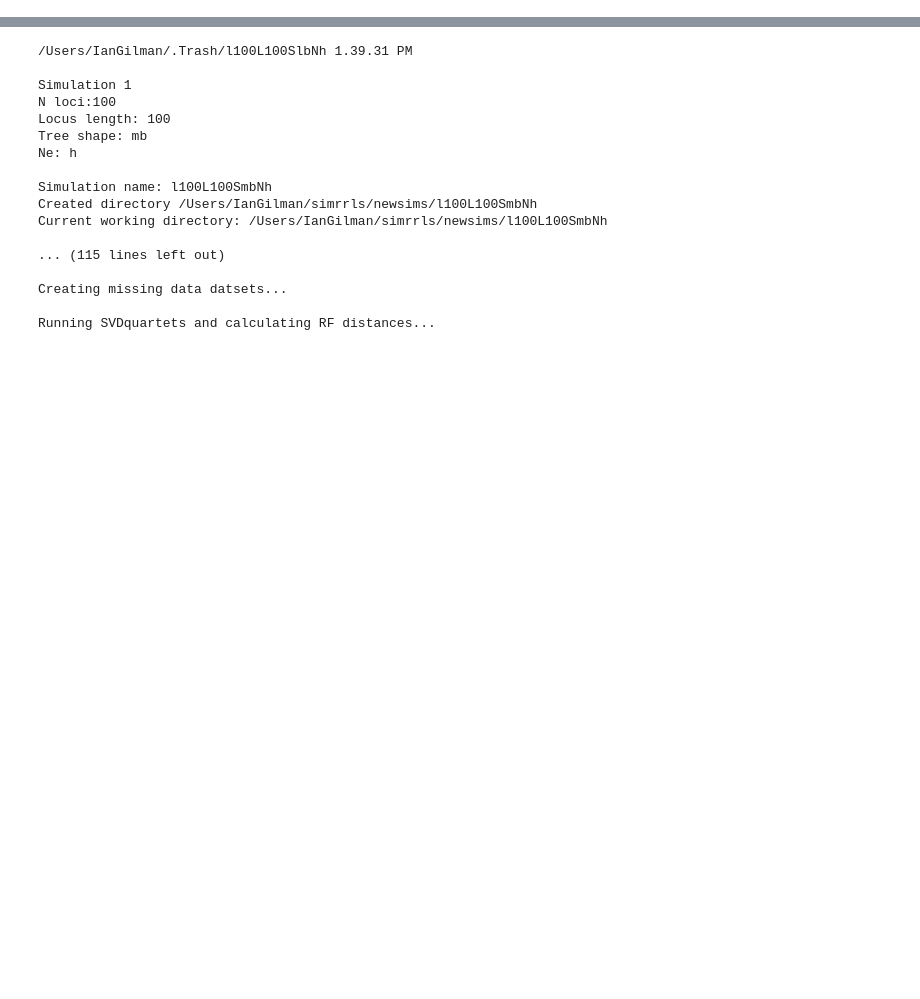
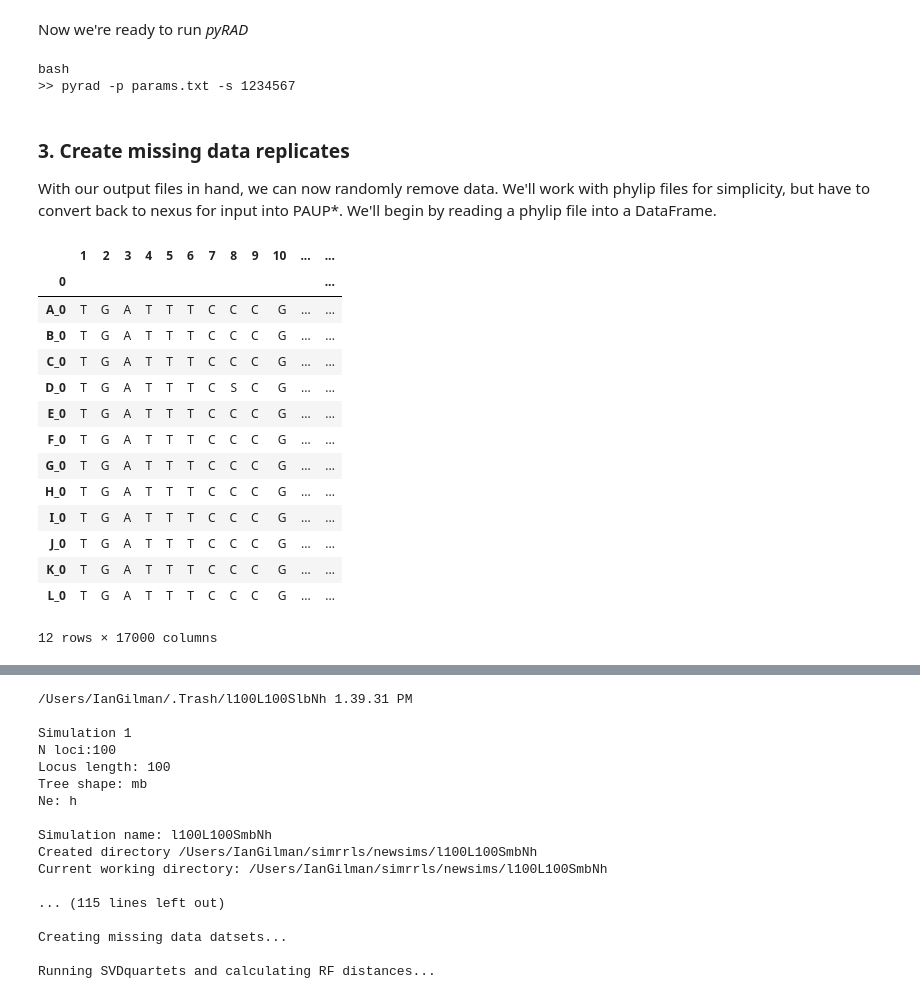
Before and after one commit to isgilman/SimMissingData, a Jupyter notebook: SimMissingData.ipynb, the cells around one changed output, grey strips where cells are left out. Cells and saved outputs as stored; diff of their text form; code cells hidden in the pictures; blank space fills up the shorter version.

```diff
--- a/SimMissingData.ipynb
+++ b/SimMissingData.ipynb
@@ -300,0 +198,74 @@ def write_svdq_block(nexus, percent, blockpath='/Users/IanGilman/simrrls/SVD_pau
+# %%
+# Read old lines
+with open('params.txt', 'r') as p:
+    paramsdata =  p.readlines()
+
+# Edit lines
+newlines = []
+for line in paramsdata:
+    if 'Restriction overhang' in line:
+        line = 'CTGCAG, CCGG                     ## 6. Restriction overhang (e.g., C|TGCAG -> TGCAG)     (s1,s2)\n'
+    if 'N processors' in line:
+        line = '%d                         ## 7. N processors (parallel)                           (all)\n' % (cpu_count())
+    if 'Datatype' in line:
+        line = 'ddrad                       ## 11. Datatype: rad,gbs,pairgbs,pairddrad,(others:see docs)(all)\n'
+    if 'Prefix name' in line:
+        line = '%s.c88d6m4p3                 ## 14. Prefix name for final output (no spaces)         (s7)\n' % (simname)
+    if 'output formats' in line:
+        line = '*                       ## 30.opt.: output formats: p,n,a,s,v,u,t,m,k,g,* (see docs) (s7)\n'
+    newlines.append(line)
+
+# Write new lines
+with open('params.txt', 'w') as p:
+    p.writelines(newlines)
+# %% [markdown]
+Now we're ready to run *pyRAD*
+# %%
+pyrad_call = 'pyrad -p params.txt -s 1234567'
+print("bash\n>> %s") % (pyrad_call)
+run_pyrad = Popen(['/Users/IanGilman/pyrad/pyrad/pyRAD.py', '-p', 'params.txt', '-s', '1234567'],
+                  stdin=PIPE, stdout=PIPE, stderr=PIPE)
+# %% [output]
+bash
+>> pyrad -p params.txt -s 1234567
+# %% [markdown]
+### 3. Create missing data replicates
+
+With our output files in hand, we can now randomly remove data. We'll work with phylip files for simplicity, but have to convert back to nexus for input into PAUP*. We'll begin by reading a phylip file into a DataFrame.
+# %%
+# Read phylip data
+phylip = './outfiles/%s.c88d6m4p3.phy' % (simname)
+with open(phylip, 'r') as p:
+    phylipdata = p.readlines()
+
+# Split all sites
+splitdata = []
+for line in phylipdata[1:]:
+    splitdata.append(line.split())
+for i, line in enumerate(splitdata):
+    splitdata[i][1] = list(splitdata[i][1])
+flatdata = []
+for line in splitdata:
+    flatdata.append([line[0]]+line[1])
+
+# Write to dataframe
+datadf = pd.DataFrame(flatdata)
+datadf.set_index(keys=[0], inplace=True)
+
+datadf
+# %% [output]
+|  | 1 | 2 | 3 | 4 | 5 | 6 | 7 | 8 | 9 | 10 | ... | ... |
+| 0 |  |  |  |  |  |  |  |  |  |  |  | ... |
+| A_0 | T | G | A | T | T | T | C | C | C | G | ... | ... |
+| B_0 | T | G | A | T | T | T | C | C | C | G | ... | ... |
+| C_0 | T | G | A | T | T | T | C | C | C | G | ... | ... |
+| D_0 | T | G | A | T | T | T | C | S | C | G | ... | ... |
+| E_0 | T | G | A | T | T | T | C | C | C | G | ... | ... |
+| F_0 | T | G | A | T | T | T | C | C | C | G | ... | ... |
+| G_0 | T | G | A | T | T | T | C | C | C | G | ... | ... |
+| H_0 | T | G | A | T | T | T | C | C | C | G | ... | ... |
+| I_0 | T | G | A | T | T | T | C | C | C | G | ... | ... |
+| J_0 | T | G | A | T | T | T | C | C | C | G | ... | ... |
+| K_0 | T | G | A | T | T | T | C | C | C | G | ... | ... |
+| L_0 | T | G | A | T | T | T | C | C | C | G | ... | ... |
+12 rows × 17000 columns
```
Also changed, not shown: parts of 72 cells of this notebook, 1 other file.
